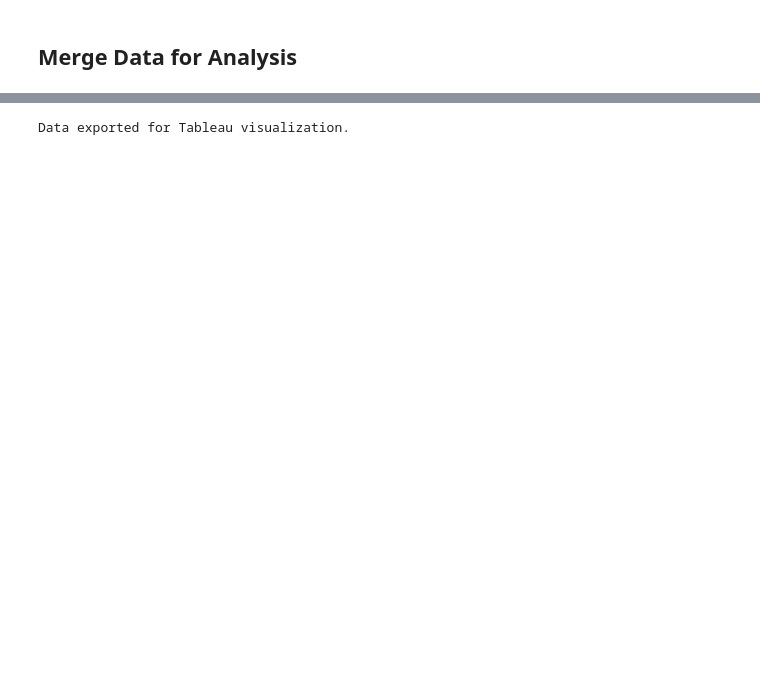
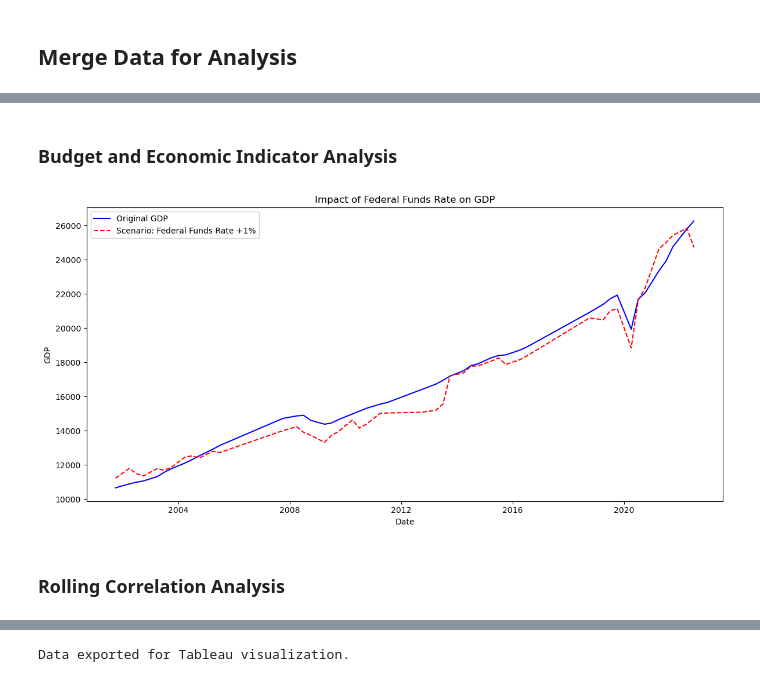
Before and after one commit to Akemp787/Economic_Trend_Analysis, a Jupyter notebook: Economic Trend Analysis 2000-2024.ipynb, the cells around one changed output, grey strips where cells are left out. Drawn from its saved outputs; the diff is of its cells as text; code cells hidden in the pictures; blank space fills up the shorter version.

```diff
--- a/Economic Trend Analysis 2000-2024.ipynb
+++ b/Economic Trend Analysis 2000-2024.ipynb
@@ -210,0 +200,23 @@ plt.show()
+# %% [markdown]
+### Budget and Economic Indicator Analysis
+# %%
+# Simulate the impact of a 1% increase in Federal Funds Rate
+scenario = merged_df.copy()
+scenario['FEDERAL_FUNDS_RATE'] += 1  # Simulate 1% increase
+scenario_pred = ensemble_model.predict(scenario[['FEDERAL_FUNDS_RATE', 'MEDIAN_CPI', 'SP500_CLOSE', 'UNEMPLOYMENT_RATE']])
+
+# Compare Scenarios
+plt.figure(figsize=(12, 6))
+plt.plot(merged_df['DATE'], merged_df['GROSS_DOMESTIC_PRODUCT'], label='Original GDP', color='blue')
+plt.plot(merged_df['DATE'], scenario_pred, label='Scenario: Federal Funds Rate +1%', linestyle='--', color='red')
+
+plt.title("Impact of Federal Funds Rate on GDP")
+plt.xlabel("Date")
+plt.ylabel("GDP")
+plt.legend()
+plt.tight_layout()
+plt.show()
+# %% [output]
+[figure, added]
+# %% [markdown]
+### Rolling Correlation Analysis
```
Also changed, not shown: parts of 40 cells of this notebook, 4 other files.
